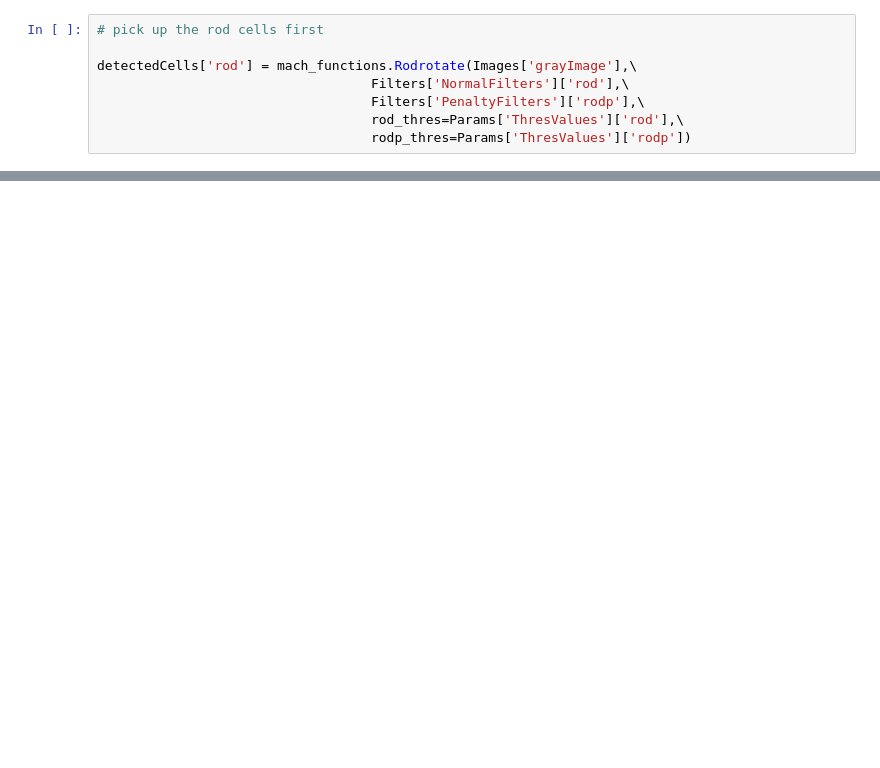
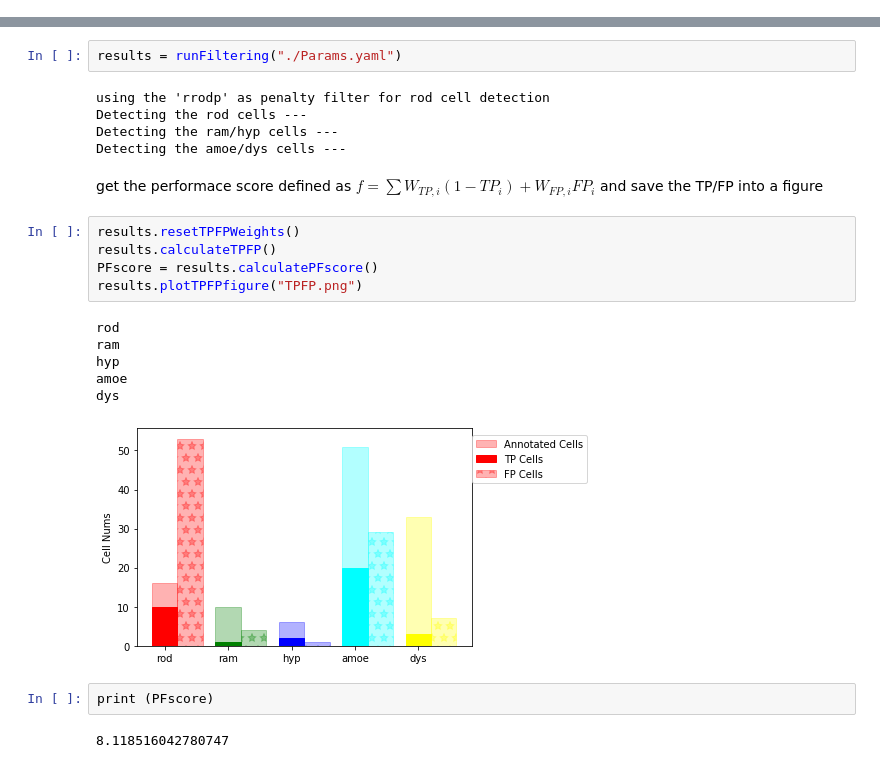
Before and after one commit to bsu233/microglia_MACH, a Jupyter notebook: hierarchical_filtering.ipynb, the cells around one changed output, grey strips where cells are left out. Cells and saved outputs as stored; diff of their text form; blank space fills up the shorter version.

```diff
--- a/hierarchical_filtering.ipynb
+++ b/hierarchical_filtering.ipynb
@@ -24,8 +21,0 @@ detectedCells = dict()
-# %%
-# pick up the rod cells first
-
-detectedCells['rod'] = mach_functions.Rodrotate(Images['grayImage'],\
-                                   Filters['NormalFilters']['rod'],\
-                                   Filters['PenaltyFilters']['rodp'],\
-                                   rod_thres=Params['ThresValues']['rod'],\
-                                   rodp_thres=Params['ThresValues']['rodp'])
@@ -51,0 +72,25 @@ machresults.plotTPFPfigure('newTPFP.png')
+# %%
+results = runFiltering("./Params.yaml")
+# %% [output]
+using the 'rrodp' as penalty filter for rod cell detection
+Detecting the rod cells ---
+Detecting the ram/hyp cells ---
+Detecting the amoe/dys cells ---
+# %% [markdown]
+get the performace score defined as $f = \sum W_{TP,i} (1-TP_i) + W_{FP,i}FP_i$ and save the TP/FP into a figure
+# %%
+results.resetTPFPWeights()
+results.calculateTPFP()
+PFscore = results.calculatePFscore()
+results.plotTPFPfigure("TPFP.png")
+# %% [output]
+rod
+ram
+hyp
+amoe
+dys
+[figure, added]
+# %%
+print (PFscore)
+# %% [output]
+8.118516042780747
```
Also changed, not shown: parts of 10 cells of this notebook, 2 other files.
